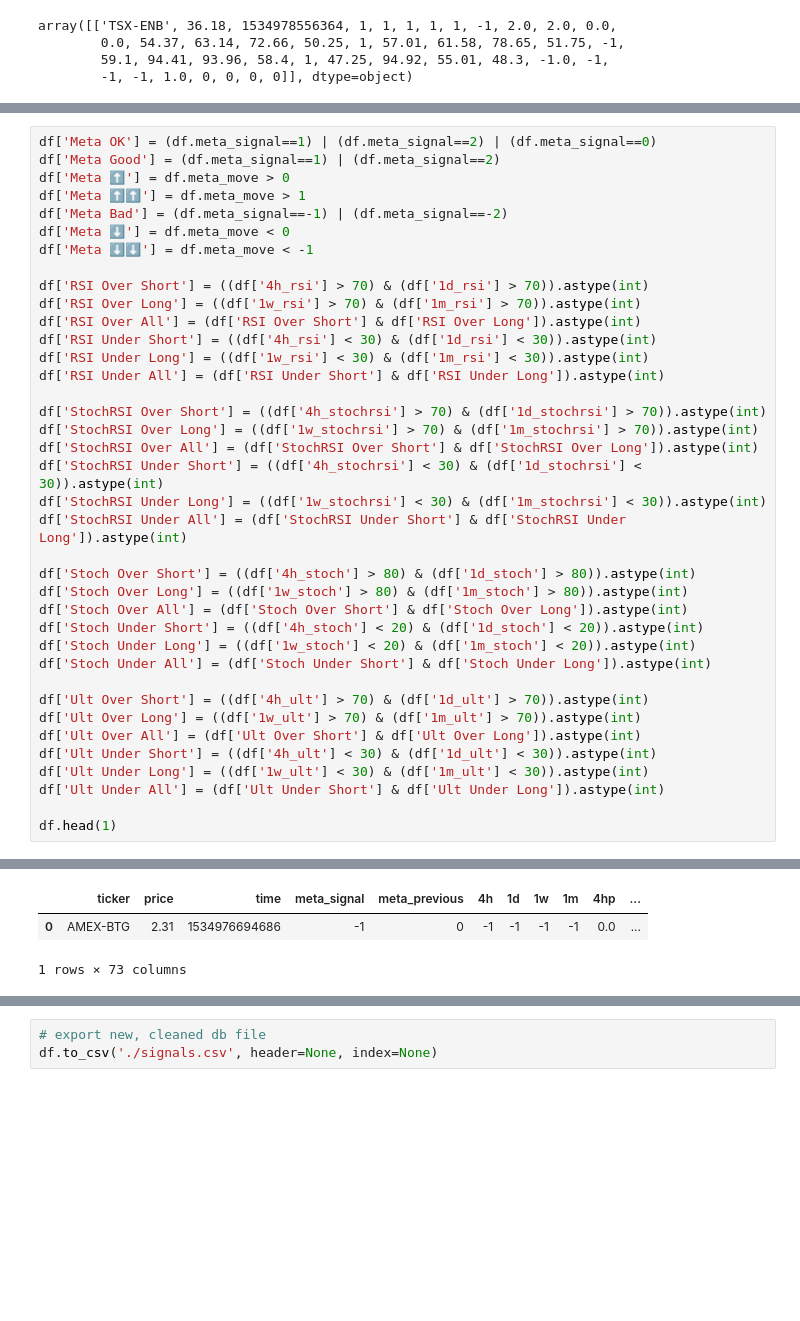
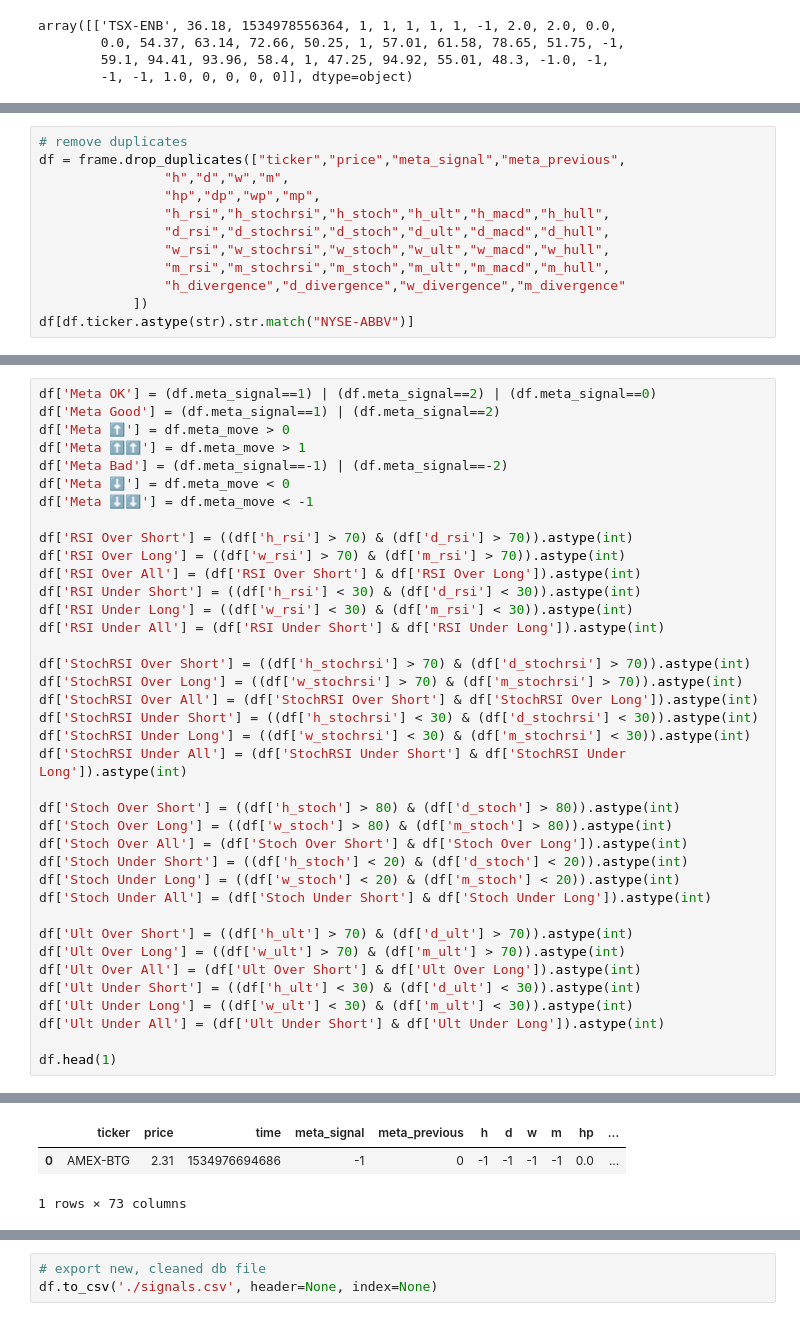
Before and after one commit to atomantic/stock_signals, a Jupyter notebook: data/01 - Clean.ipynb, the cells around one changed output, grey strips where cells are left out. Saved outputs shown, nothing was run; the diff lists cells and outputs as text; blank space fills up the shorter version.

```diff
--- a/data/01 - Clean.ipynb
+++ b/data/01 - Clean.ipynb
@@ -222,0 +191,12 @@ df[df.ticker.astype(str).str.match("NYSE-ABBV")]
+# %%
+# remove duplicates
+df = frame.drop_duplicates(["ticker","price","meta_signal","meta_previous",
+                "h","d","w","m",
+                "hp","dp","wp","mp",
+                "h_rsi","h_stochrsi","h_stoch","h_ult","h_macd","h_hull",
+                "d_rsi","d_stochrsi","d_stoch","d_ult","d_macd","d_hull",
+                "w_rsi","w_stochrsi","w_stoch","w_ult","w_macd","w_hull",
+                "m_rsi","m_stochrsi","m_stoch","m_ult","m_macd","m_hull",
+                "h_divergence","d_divergence","w_divergence","m_divergence"
+            ])
+df[df.ticker.astype(str).str.match("NYSE-ABBV")]
@@ -277,54 +276,54 @@ df['Meta Bad'] = (df.meta_signal==-1) | (df.meta_signal==-2)
 df['Meta ⬇️'] = df.meta_move < 0
 df['Meta ⬇️⬇️'] = df.meta_move < -1
 
-df['RSI Over Short'] = ((df['4h_rsi'] > 70) & (df['1d_rsi'] > 70)).astype(int)
-df['RSI Over Long'] = ((df['1w_rsi'] > 70) & (df['1m_rsi'] > 70)).astype(int)
+df['RSI Over Short'] = ((df['h_rsi'] > 70) & (df['d_rsi'] > 70)).astype(int)
+df['RSI Over Long'] = ((df['w_rsi'] > 70) & (df['m_rsi'] > 70)).astype(int)
 df['RSI Over All'] = (df['RSI Over Short'] & df['RSI Over Long']).astype(int)
-df['RSI Under Short'] = ((df['4h_rsi'] < 30) & (df['1d_rsi'] < 30)).astype(int)
-df['RSI Under Long'] = ((df['1w_rsi'] < 30) & (df['1m_rsi'] < 30)).astype(int)
+df['RSI Under Short'] = ((df['h_rsi'] < 30) & (df['d_rsi'] < 30)).astype(int)
+df['RSI Under Long'] = ((df['w_rsi'] < 30) & (df['m_rsi'] < 30)).astype(int)
 df['RSI Under All'] = (df['RSI Under Short'] & df['RSI Under Long']).astype(int)
 
-df['StochRSI Over Short'] = ((df['4h_stochrsi'] > 70) & (df['1d_stochrsi'] > 70)).astype(int)
-df['StochRSI Over Long'] = ((df['1w_stochrsi'] > 70) & (df['1m_stochrsi'] > 70)).astype(int)
+df['StochRSI Over Short'] = ((df['h_stochrsi'] > 70) & (df['d_stochrsi'] > 70)).astype(int)
+df['StochRSI Over Long'] = ((df['w_stochrsi'] > 70) & (df['m_stochrsi'] > 70)).astype(int)
 df['StochRSI Over All'] = (df['StochRSI Over Short'] & df['StochRSI Over Long']).astype(int)
-df['StochRSI Under Short'] = ((df['4h_stochrsi'] < 30) & (df['1d_stochrsi'] < 30)).astype(int)
-df['StochRSI Under Long'] = ((df['1w_stochrsi'] < 30) & (df['1m_stochrsi'] < 30)).astype(int)
+df['StochRSI Under Short'] = ((df['h_stochrsi'] < 30) & (df['d_stochrsi'] < 30)).astype(int)
+df['StochRSI Under Long'] = ((df['w_stochrsi'] < 30) & (df['m_stochrsi'] < 30)).astype(int)
 df['StochRSI Under All'] = (df['StochRSI Under Short'] & df['StochRSI Under Long']).astype(int)
 
-df['Stoch Over Short'] = ((df['4h_stoch'] > 80) & (df['1d_stoch'] > 80)).astype(int)
-df['Stoch Over Long'] = ((df['1w_stoch'] > 80) & (df['1m_stoch'] > 80)).astype(int)
+df['Stoch Over Short'] = ((df['h_stoch'] > 80) & (df['d_stoch'] > 80)).astype(int)
+df['Stoch Over Long'] = ((df['w_stoch'] > 80) & (df['m_stoch'] > 80)).astype(int)
 df['Stoch Over All'] = (df['Stoch Over Short'] & df['Stoch Over Long']).astype(int)
-df['Stoch Under Short'] = ((df['4h_stoch'] < 20) & (df['1d_stoch'] < 20)).astype(int)
-df['Stoch Under Long'] = ((df['1w_stoch'] < 20) & (df['1m_stoch'] < 20)).astype(int)
+df['Stoch Under Short'] = ((df['h_stoch'] < 20) & (df['d_stoch'] < 20)).astype(int)
+df['Stoch Under Long'] = ((df['w_stoch'] < 20) & (df['m_stoch'] < 20)).astype(int)
 df['Stoch Under All'] = (df['Stoch Under Short'] & df['Stoch Under Long']).astype(int)
 
-df['Ult Over Short'] = ((df['4h_ult'] > 70) & (df['1d_ult'] > 70)).astype(int)
-df['Ult Over Long'] = ((df['1w_ult'] > 70) & (df['1m_ult'] > 70)).astype(int)
+df['Ult Over Short'] = ((df['h_ult'] > 70) & (df['d_ult'] > 70)).astype(int)
+df['Ult Over Long'] = ((df['w_ult'] > 70) & (df['m_ult'] > 70)).astype(int)
 df['Ult Over All'] = (df['Ult Over Short'] & df['Ult Over Long']).astype(int)
-df['Ult Under Short'] = ((df['4h_ult'] < 30) & (df['1d_ult'] < 30)).astype(int)
-df['Ult Under Long'] = ((df['1w_ult'] < 30) & (df['1m_ult'] < 30)).astype(int)
+df['Ult Under Short'] = ((df['h_ult'] < 30) & (df['d_ult'] < 30)).astype(int)
+df['Ult Under Long'] = ((df['w_ult'] < 30) & (df['m_ult'] < 30)).astype(int)
 df['Ult Under All'] = (df['Ult Under Short'] & df['Ult Under Long']).astype(int)
 
 df.head(1)
 # %% [output]
 A value is trying to be set on a copy of a slice from a DataFrame.
 Try using .loc[row_indexer,col_indexer] = value instead
 
 See the caveats in the documentation: http://pandas.pydata.org/pandas-docs/stable/indexing.html#indexing-view-versus-copy
   """Entry point for launching an IPython kernel.
 A value is trying to be set on a copy of a slice from a DataFrame.
 Try using .loc[row_indexer,col_indexer] = value instead
 
 See the caveats in the documentation: http://pandas.pydata.org/pandas-docs/stable/indexing.html#indexing-view-versus-copy
 
 A value is trying to be set on a copy of a slice from a DataFrame.
 Try using .loc[row_indexer,col_indexer] = value instead
 ... (122 lines left out)
 A value is trying to be set on a copy of a slice from a DataFrame.
 Try using .loc[row_indexer,col_indexer] = value instead
 
 See the caveats in the documentation: http://pandas.pydata.org/pandas-docs/stable/indexing.html#indexing-view-versus-copy
-|  | ticker | price | time | meta_signal | meta_previous | 4h | 1d | 1w | 1m | 4hp | ... |
+|  | ticker | price | time | meta_signal | meta_previous | h | d | w | m | hp | ... |
 | 0 | AMEX-BTG | 2.31 | 1534976694686 | -1 | 0 | -1 | -1 | -1 | -1 | 0.0 | ... |
 1 rows × 73 columns
 # %%
```
Also changed, not shown: parts of 18 cells of this notebook, 13 other files.
